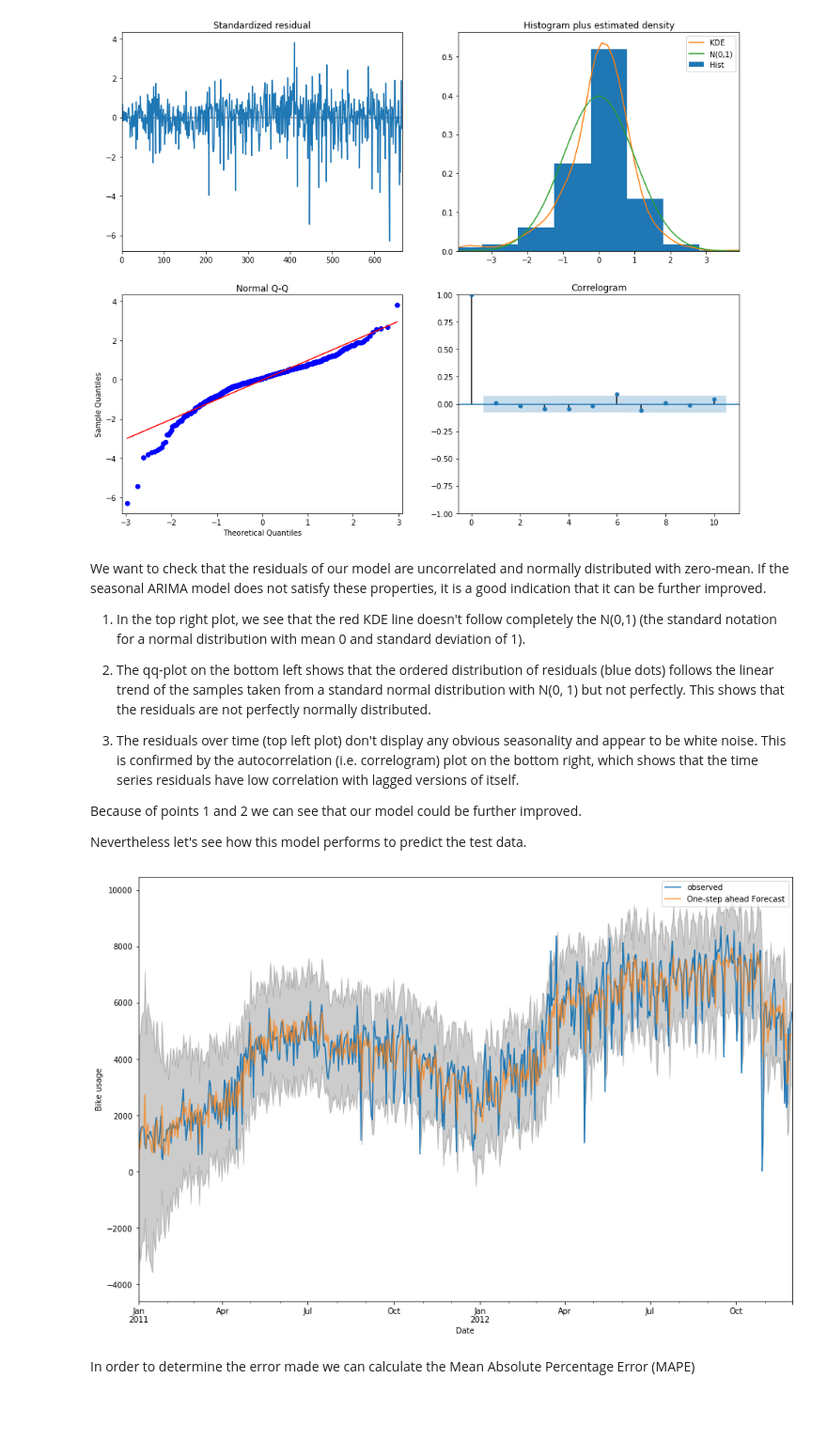
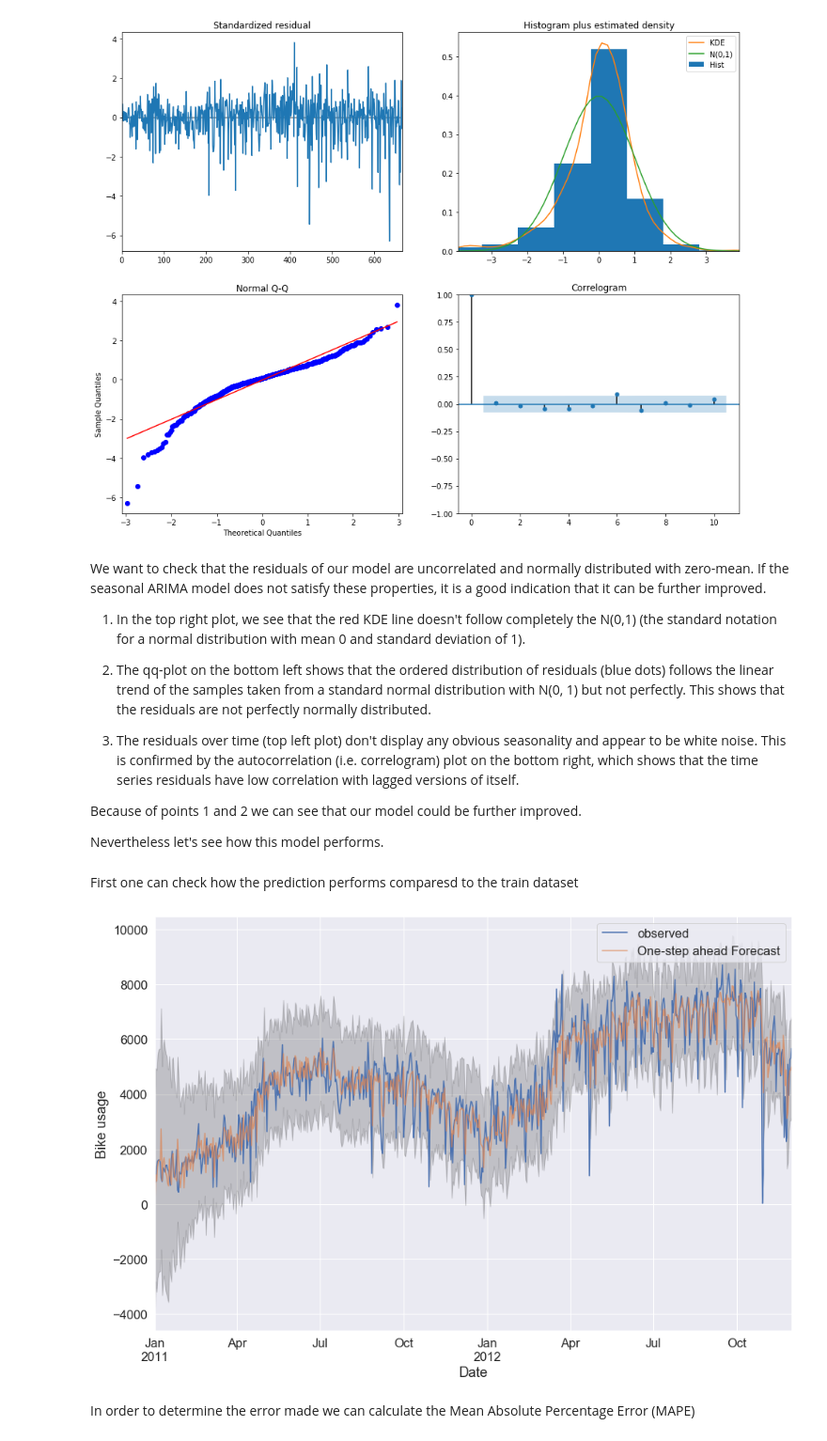
Before and after one commit to laurent-guerguy/Project-5-Bikesharing-Predict-Bike-Usage, a Jupyter notebook: your-project/Bike share Analysis.ipynb, the cells around one changed output. Shown at 94% size. Saved outputs shown, nothing was run; the diff lists cells and outputs as text; code cells hidden in the pictures; blank space fills up the shorter version.

```diff
--- a/your-project/Bike share Analysis.ipynb
+++ b/your-project/Bike share Analysis.ipynb
@@ -359,26 +361,29 @@ We want to check that the residuals of our model are uncorrelated and normally d
 
 Because of points 1 and 2 we can see that our model could be further improved.
 
-Nevertheless let's see how this model performs to predict the test data.
+Nevertheless let's see how this model performs.
+# %% [markdown]
+First one can check how the prediction performs comparesd to the train dataset
 # %%
 pred = results.get_prediction(dynamic=False)
 pred_ci = pred.conf_int()
 # %%
 # Plot the prediction (One Step ahead forecast) vs the observed (= data used for training) with the confidence interval
+sns.set(font_scale=1.5)
 ax = days["cnt"].iloc[:700].plot(label='observed')
 pred.predicted_mean.plot(ax=ax, label='One-step ahead Forecast', alpha=.7)
 
 ax.fill_between(pred_ci.index,
                 pred_ci.iloc[:, 0],
                 pred_ci.iloc[:, 1], color='k', alpha=.2)
 
 ax.set_xlabel('Date')
 ax.set_ylabel('Bike usage')
 plt.legend()
 
 plt.show()
 # %% [output]
-[figure, old version]
+[figure, new version]
 # %% [markdown]
 In order to determine the error made we can calculate the Mean Absolute Percentage Error (MAPE)
 # %%
```
Also changed, not shown: parts of 14 cells of this notebook, 8 other files.
